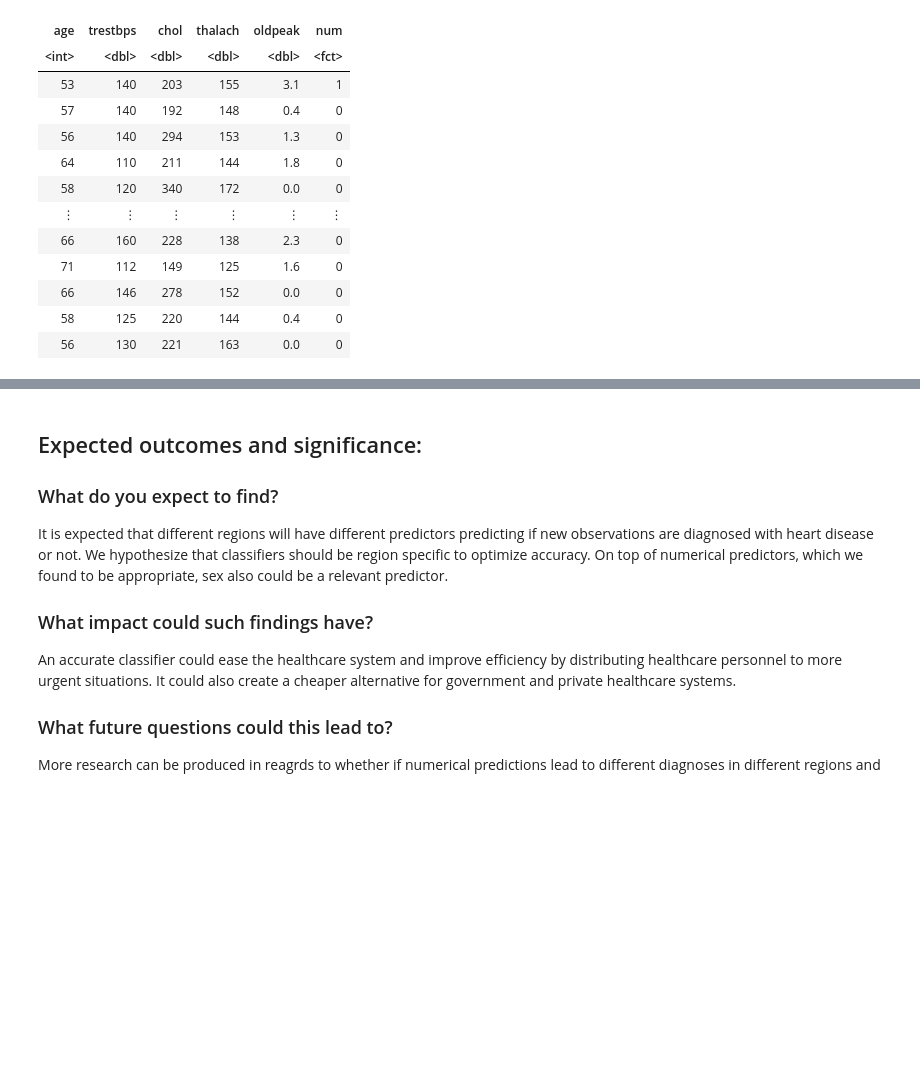
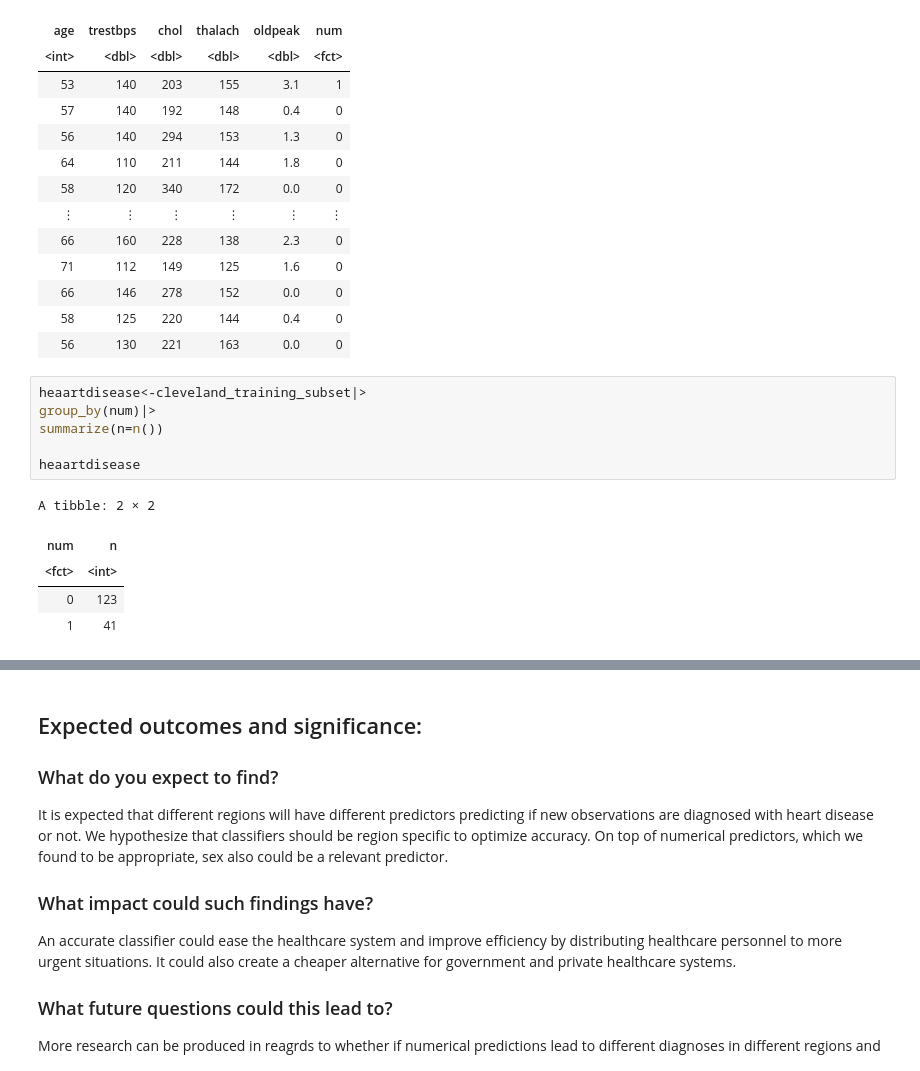
Before and after one commit to justinlook/dsci-100-2022w1-group-10, a Jupyter notebook: Final-project-group10.ipynb, the cells around one changed output, grey strips where cells are left out. Saved outputs shown, nothing was run; the diff lists cells and outputs as text; blank space fills up the shorter version.

```diff
--- a/Final-project-group10.ipynb
+++ b/Final-project-group10.ipynb
@@ -410,3 +410,15 @@ A tibble: 55 × 6
 | 66 | 146 | 278 | 152 | 0.0 | 0 |
 | 58 | 125 | 220 | 144 | 0.4 | 0 |
 | 56 | 130 | 221 | 163 | 0.0 | 0 |
+# %%
+heaartdisease<-cleveland_training_subset|>
+group_by(num)|>
+summarize(n=n())
+
+heaartdisease
+# %% [output]
+A tibble: 2 × 2
+| num | n |
+| <fct> | <int> |
+| 0 | 123 |
+| 1 | 41 |
```
Also changed, not shown: parts of 5 cells of this notebook.
